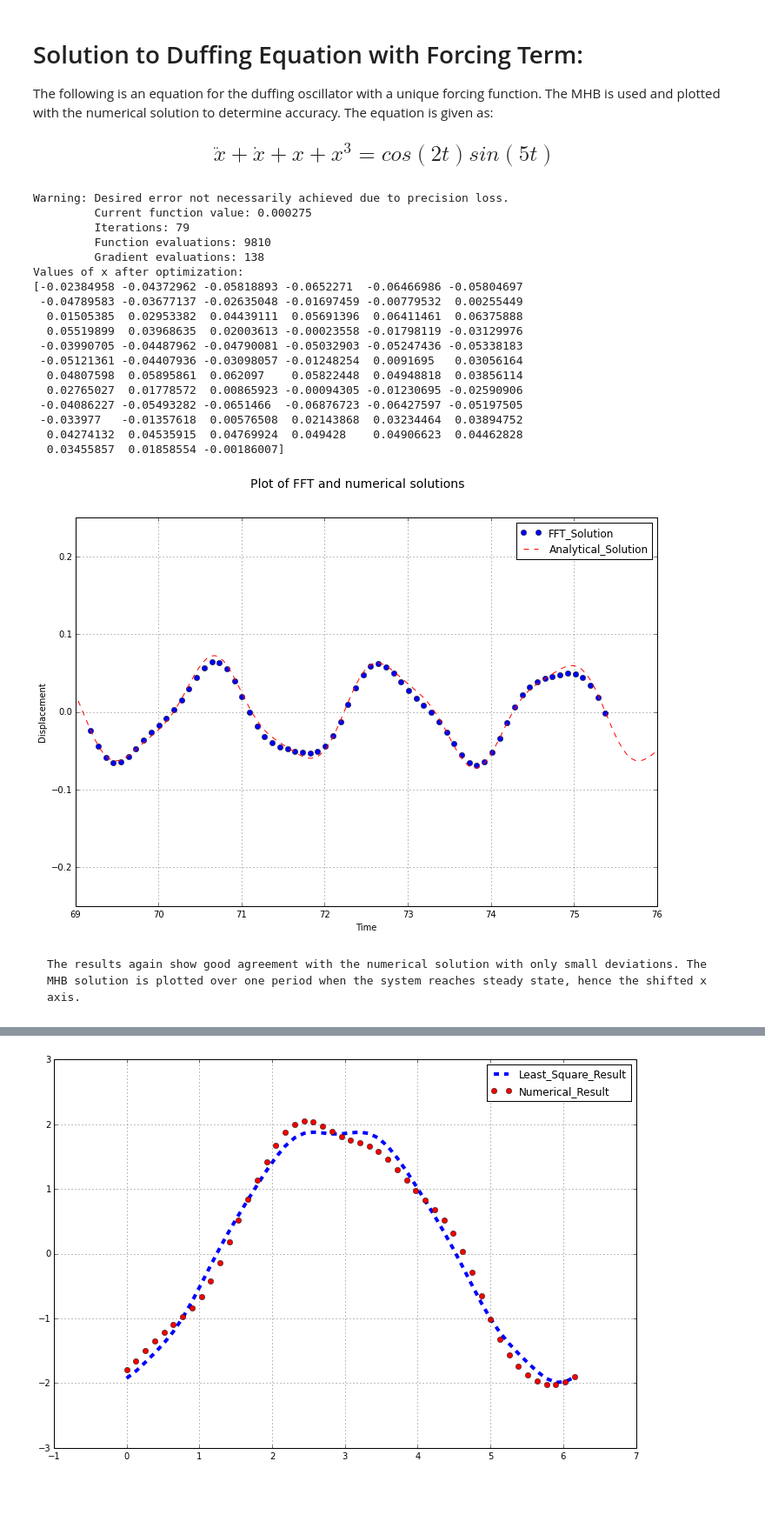
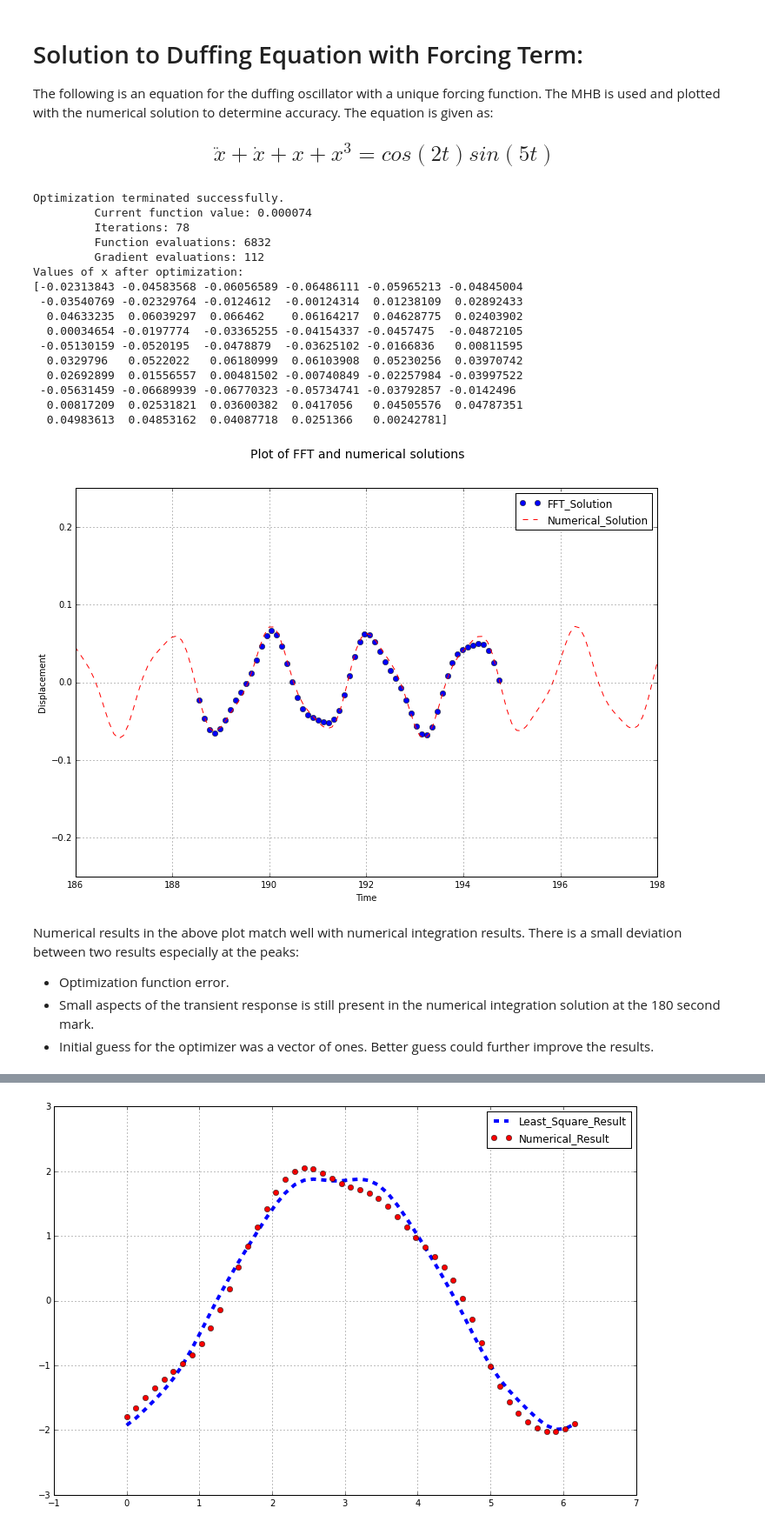
Before and after one commit to blankam/NLD-project, a Jupyter notebook: ME7160_Project_Submission_Draft3_Complete.ipynb, the cells around one changed output, grey strips where cells are left out. Shown: that part at 87% size. Drawn from its saved outputs; the diff is of its cells as text; code cells hidden in the pictures; blank space fills up the shorter version.

```diff
--- a/ME7160_Project_Submission_Draft3_Complete.ipynb
+++ b/ME7160_Project_Submission_Draft3_Complete.ipynb
@@ -137,12 +141,12 @@ import numpy as np
 import matplotlib.pyplot as plt
 import sympy as sp
 
-N = 70 #define number of sample points
+N = 60 #define number of sample points
 t=np.linspace(0, 2*np.pi, N)
 t = t[0:-1]
 
 
-x0=np.ones(N-1)
+x0=1*np.ones(N-1)
 #x0=np.cos(2*t)
 
 f = np.cos(2*t)*np.sin(5*t)
@@ -161,56 +165,58 @@ def resFun(x):
 # converge to a solution
 from scipy.optimize import minimize
 sol = minimize(resFun, x0, method = 'BFGS', options={'maxiter':50000, 'disp':True})
 #sol = minimize(resFun, x0)
 
 print('Values of x after optimization:')
 print(sol.x)
 
 #Optional to plot Jacobian of the minimize function
 #print(sol.jac)
 
 #Numerical solution for comparison
 from scipy.integrate import odeint
 
 def deriv(x, t):
     return np.array([x[1], -0.25*x[1] - x[0] - x[0]**3 + np.cos(2*t)*np.sin(5*t)])
 
-time = np.linspace(0.0, 100, 2000)
+time = np.linspace(0.0, 200, 2000)
 xinit=np.array([0,0])
 x = odeint(deriv, xinit, time)
 
 #Plot of numerical and analytical solutions
 fig = plt.figure(figsize = (12,8))
-plt.plot((22.022*np.pi)+t, sol.x, 'bo', label = 'FFT_Solution') #FFT solution plot
-plt.plot(time, x[:, 0], 'r--', label = 'Analytical_Solution') #analytical steady state solution to the above posed problem
+plt.plot((60.02*np.pi)+t, sol.x, 'bo', label = 'FFT_Solution') #FFT solution plot
+plt.plot(time, x[:, 0], 'r--', label = 'Numerical_Solution') #analytical steady state solution to the above posed problem
 plt.legend(loc = 'upper right')
 fig.suptitle('Plot of FFT and numerical solutions', fontsize = 14)
 plt.xlabel('Time')
 plt.ylabel('Displacement')
-plt.axis([69, 76, -0.25, 0.25])
+plt.axis([186, 198, -0.25, 0.25])
 plt.grid()
 plt.show()
 # %% [output]
-Warning: Desired error not necessarily achieved due to precision loss.
-         Current function value: 0.000275
-         Iterations: 79
-         Function evaluations: 9810
-         Gradient evaluations: 138
+Optimization terminated successfully.
+         Current function value: 0.000074
+         Iterations: 78
+         Function evaluations: 6832
+         Gradient evaluations: 112
 Values of x after optimization:
-[-0.02384958 -0.04372962 -0.05818893 -0.0652271  -0.06466986 -0.05804697
- -0.04789583 -0.03677137 -0.02635048 -0.01697459 -0.00779532  0.00255449
-  0.01505385  0.02953382  0.04439111  0.05691396  0.06411461  0.06375888
-  0.05519899  0.03968635  0.02003613 -0.00023558 -0.01798119 -0.03129976
- -0.03990705 -0.04487962 -0.04790081 -0.05032903 -0.05247436 -0.05338183
- -0.05121361 -0.04407936 -0.03098057 -0.01248254  0.0091695   0.03056164
-  0.04807598  0.05895861  0.062097    0.05822448  0.04948818  0.03856114
-  0.02765027  0.01778572  0.00865923 -0.00094305 -0.01230695 -0.02590906
- -0.04086227 -0.05493282 -0.0651466  -0.06876723 -0.06427597 -0.05197505
- -0.033977   -0.01357618  0.00576508  0.02143868  0.03234464  0.03894752
-  0.04274132  0.04535915  0.04769924  0.049428    0.04906623  0.04462828
-  0.03455857  0.01858554 -0.00186007]
+[-0.02313843 -0.04583568 -0.06056589 -0.06486111 -0.05965213 -0.04845004
+ -0.03540769 -0.02329764 -0.0124612  -0.00124314  0.01238109  0.02892433
+  0.04633235  0.06039297  0.066462    0.06164217  0.04628775  0.02403902
+  0.00034654 -0.0197774  -0.03365255 -0.04154337 -0.0457475  -0.04872105
+ -0.05130159 -0.0520195  -0.0478879  -0.03625102 -0.0166836   0.00811595
+  0.0329796   0.0522022   0.06180999  0.06103908  0.05230256  0.03970742
+  0.02692899  0.01556557  0.00481502 -0.00740849 -0.02257984 -0.03997522
+ -0.05631459 -0.06689939 -0.06770323 -0.05734741 -0.03792857 -0.0142496
+  0.00817209  0.02531821  0.03600382  0.0417056   0.04505576  0.04787351
+  0.04983613  0.04853162  0.04087718  0.0251366   0.00242781]
-[figure, old version]
+[figure, new version]
-# %% [markdown]
-    The results again show good agreement with the numerical solution with only small deviations. The MHB solution is plotted over one period when the system reaches steady state, hence the shifted x axis.
+# %% [markdown]
+Numerical results in the above plot match well with numerical integration results. There is a small deviation between two results especially at the peaks:
+
+- Optimization function error.
+- Small aspects of the transient response is still present in the numerical integration solution at the 180 second mark.
+- Initial guess for the optimizer was a vector of ones. Better guess could further improve the results.
 # %% [markdown]
 # Solution to Van der Pol oscilator #1:
```
Also changed, not shown: parts of 17 cells of this notebook.
